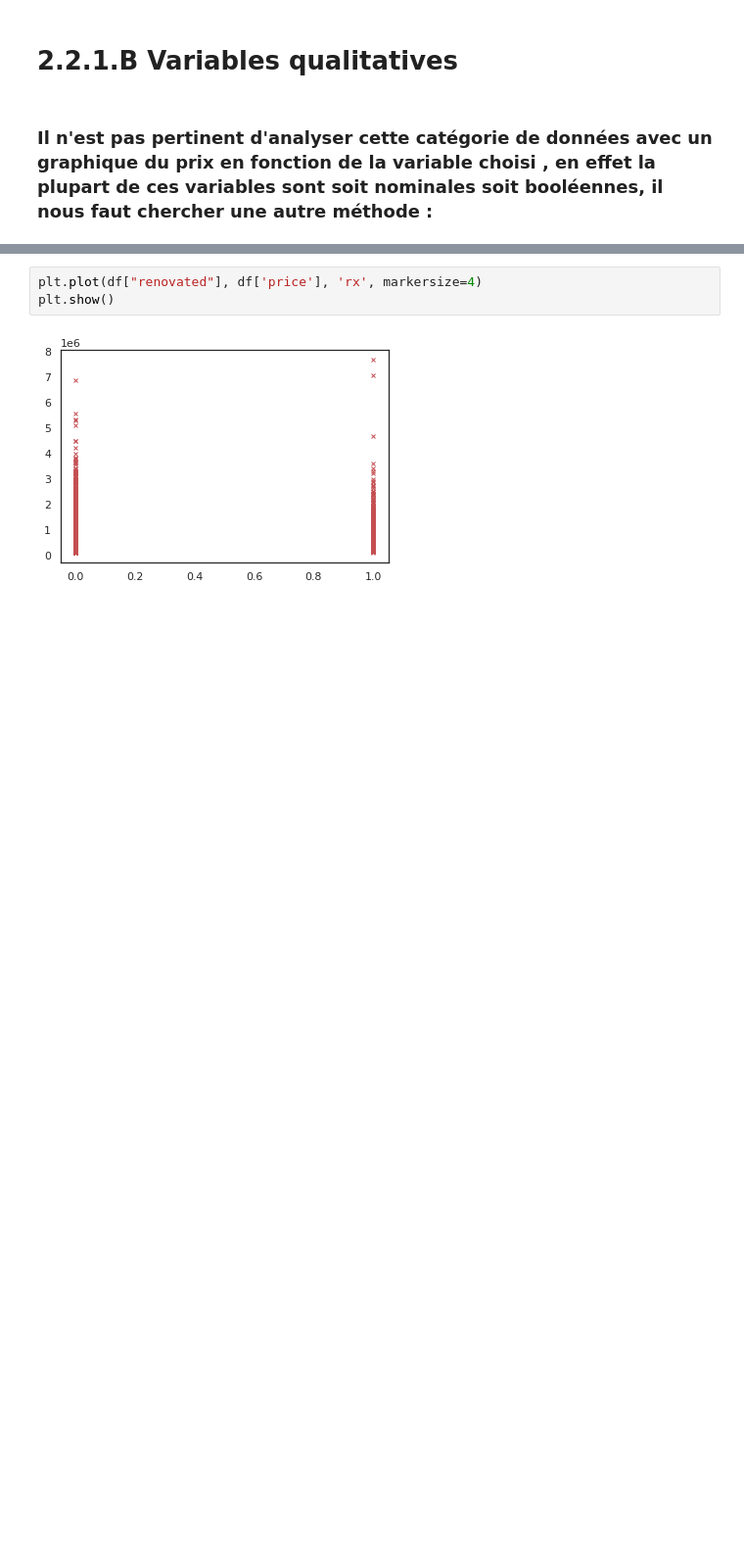
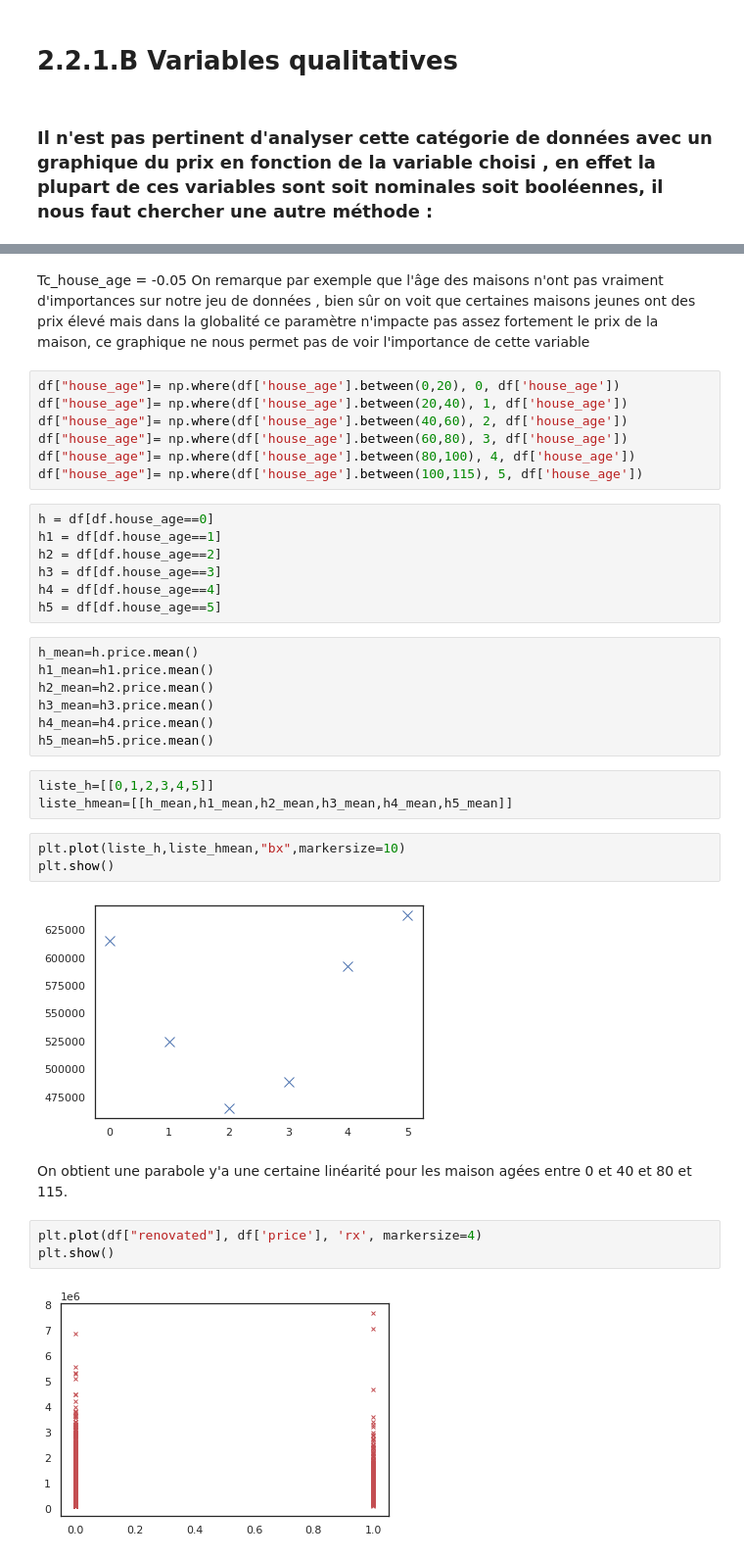
Before and after one commit to JynMoriarty/Analysis, a Jupyter notebook: analysis.ipynb, the cells around one changed output, grey strips where cells are left out. Shown at 98% size. Cells and saved outputs as stored; diff of their text form; blank space fills up the shorter version.

```diff
--- a/analysis.ipynb
+++ b/analysis.ipynb
@@ -388,3 +392,37 @@ Tc_bedrooms=0.315195 la forme de cette est plutôt gaussienne , il peut sembler
+# %% [markdown]
+Tc_house_age = -0.05
+On remarque par exemple que l'âge des maisons n'ont pas vraiment d'importances sur notre jeu de données , bien sûr on voit que certaines maisons jeunes ont des prix élevé mais dans la globalité ce paramètre n'impacte pas assez fortement le prix de la maison, ce graphique ne nous permet pas de voir l'importance de cette variable
+# %%
+df["house_age"]= np.where(df['house_age'].between(0,20), 0, df['house_age'])
+df["house_age"]= np.where(df['house_age'].between(20,40), 1, df['house_age'])
+df["house_age"]= np.where(df['house_age'].between(40,60), 2, df['house_age'])
+df["house_age"]= np.where(df['house_age'].between(60,80), 3, df['house_age'])
+df["house_age"]= np.where(df['house_age'].between(80,100), 4, df['house_age'])
+df["house_age"]= np.where(df['house_age'].between(100,115), 5, df['house_age'])
+# %%
+h = df[df.house_age==0]
+h1 = df[df.house_age==1]
+h2 = df[df.house_age==2]
+h3 = df[df.house_age==3]
+h4 = df[df.house_age==4]
+h5 = df[df.house_age==5]
+# %%
+h_mean=h.price.mean()
+h1_mean=h1.price.mean()
+h2_mean=h2.price.mean()
+h3_mean=h3.price.mean()
+h4_mean=h4.price.mean()
+h5_mean=h5.price.mean()
+# %%
+liste_h=[[0,1,2,3,4,5]]
+liste_hmean=[[h_mean,h1_mean,h2_mean,h3_mean,h4_mean,h5_mean]]
+# %%
+plt.plot(liste_h,liste_hmean,"bx",markersize=10)
+plt.show()
+# %% [output]
+[figure, added]
+# %% [markdown]
+On obtient une parabole y'a une certaine linéarité pour les maison agées entre 0 et 40 et 80 et 115.
 # %%
 plt.plot(df["renovated"], df['price'], 'rx', markersize=4)
 plt.show()
```
Also changed, not shown: parts of 14 cells of this notebook, 7 other files.
